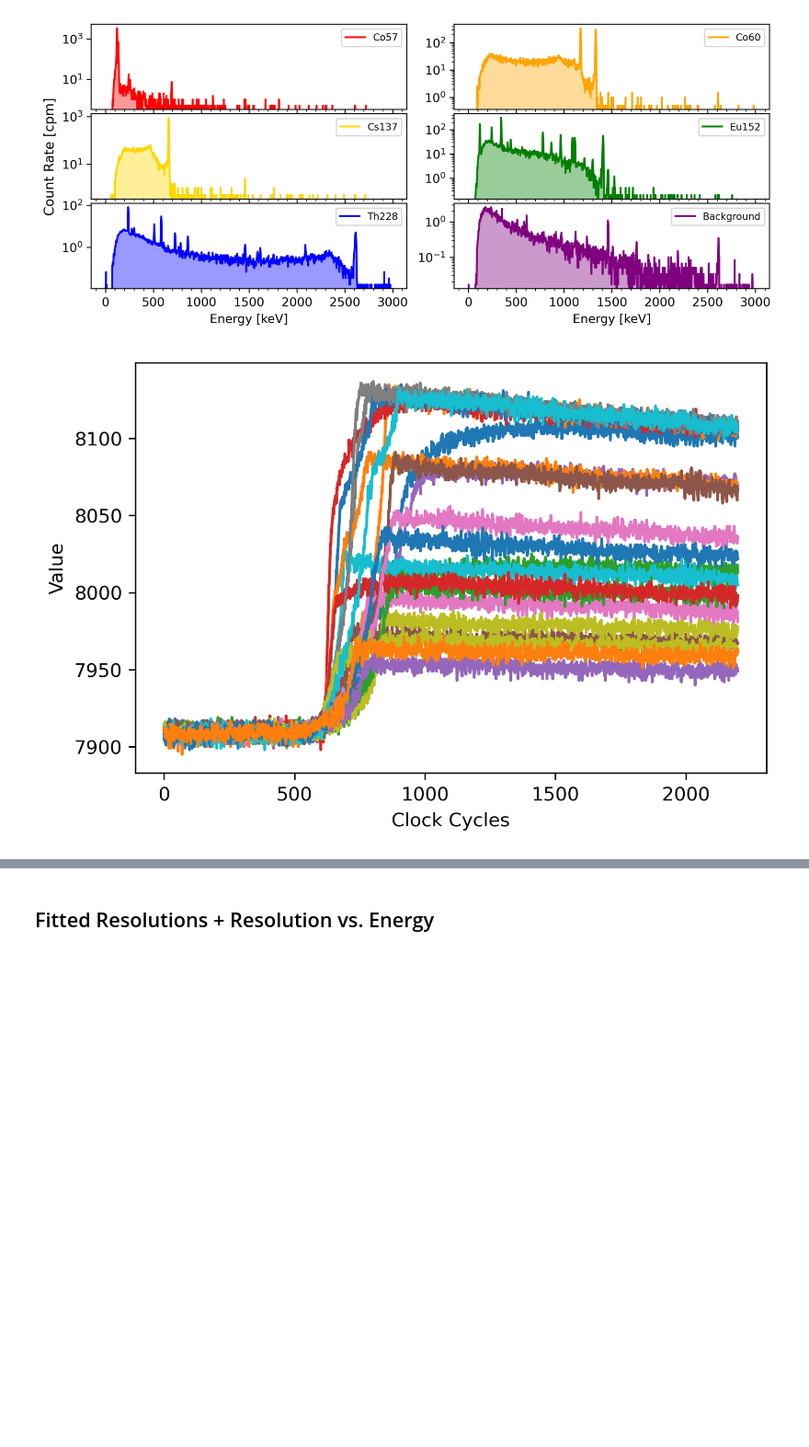
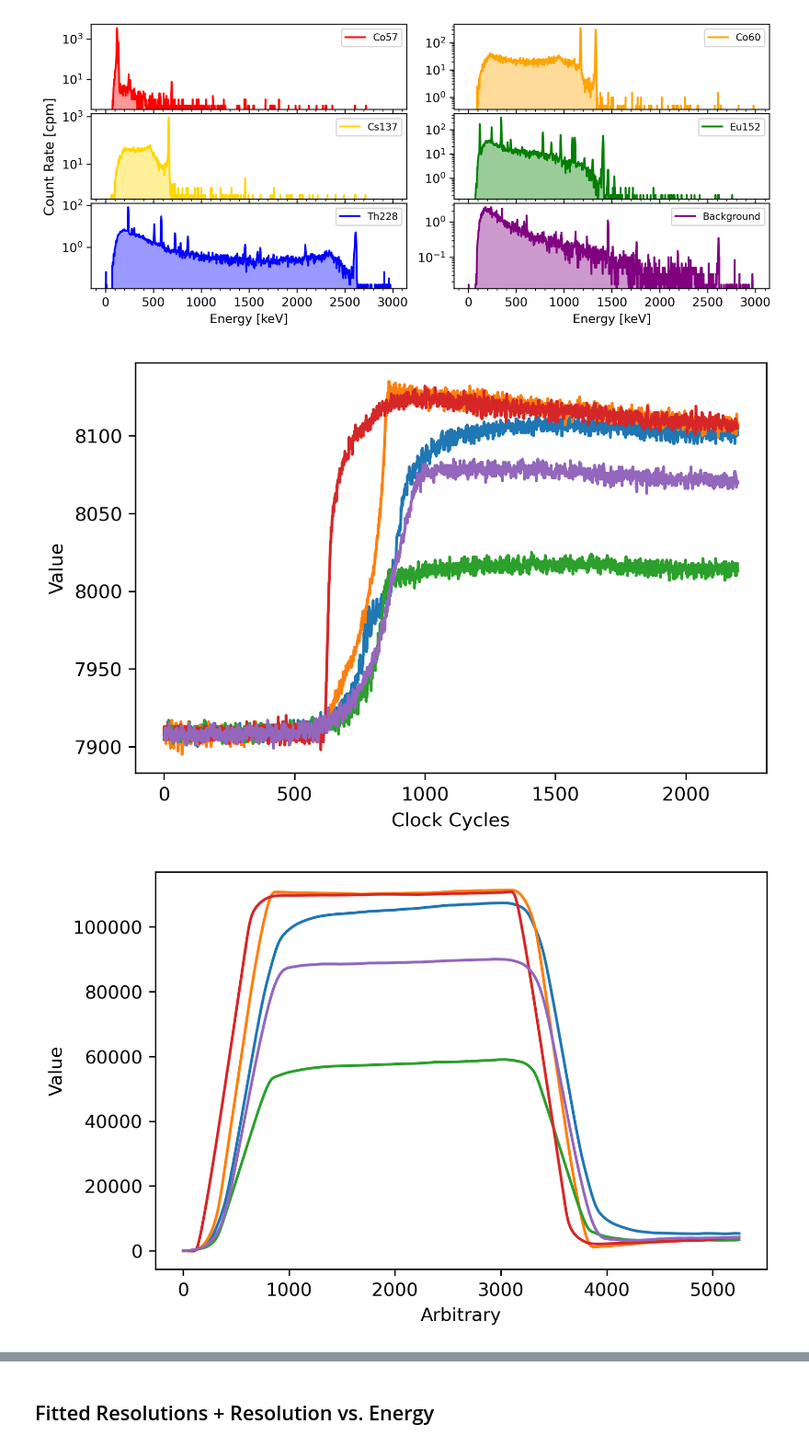
Before and after one commit to cllamb0/NE-204, a Jupyter notebook: Lab-1/NE-204_Lab-1_Final-Code.ipynb, the cells around one changed output, grey strips where cells are left out. Shown at 92% size. Cells and saved outputs as stored; diff of their text form; code cells hidden in the pictures; blank space fills up the shorter version.

```diff
--- a/Lab-1/NE-204_Lab-1_Final-Code.ipynb
+++ b/Lab-1/NE-204_Lab-1_Final-Code.ipynb
@@ -183,14 +241,32 @@ plt.show()
 # %% [output]
 [figure]
 # %%
-for p in range(len(data)):
-    if max(data[p]) < 8500:
-        plt.plot(data[p][determine_rise(savgol_filter(data[p], 51, 0))-500:determine_rise(savgol_filter(data[p], 51, 0))+1700])
-    if p > 20:
-        break
+m = 5
+
+traps = []
+for i, pulse in enumerate(tqdm(data[0:m], desc="Creating spectra")):
+    fs = savgol_filter(pulse, 51, 0)
+    try:
+        trap = s(fs, determine_rise(fs), 15000, 500, 2500)
+        traps.append(trap)
+    except:
+        pass
+
+for p in range(len(data[0:m])):
+    #if max(data[p]) < 8500:
+    plt.plot(data[p][determine_rise(savgol_filter(data[p], 51, 0))-500:determine_rise(savgol_filter(data[p], 51, 0))+1700])
+
 plt.xlabel('Clock Cycles')
 plt.ylabel('Value')
 plt.savefig('Plots/sample_pulses.png', dpi=300, bbox_inches='tight', facecolor='white')
 plt.show()
+
+for t in range(len(traps)):
+    plt.plot(traps[t])
+plt.xlabel('Arbitrary')
+plt.ylabel('Value')
+plt.savefig('Plots/sample_trapezoids.png', dpi=300, bbox_inches='tight', facecolor='white')
+plt.show()
 # %% [output]
-[figure, old version]
+[figure, new version]
+[figure, added]
```
Also changed, not shown: parts of 15 cells of this notebook, 4 other files.
